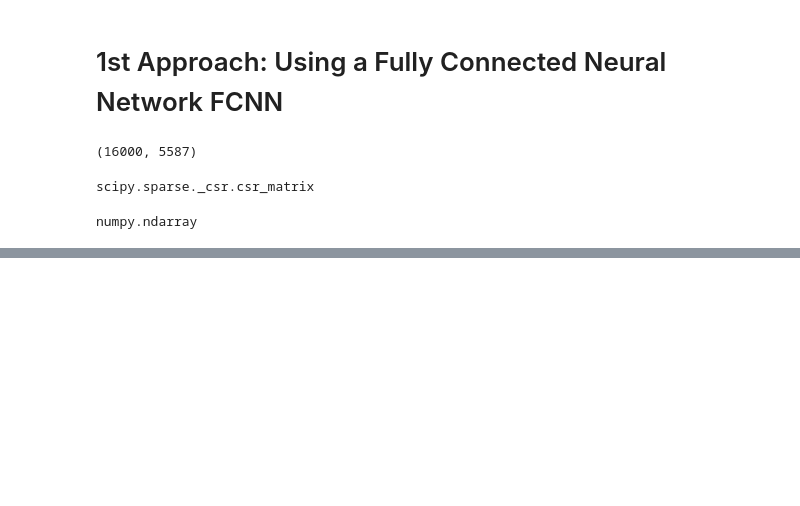
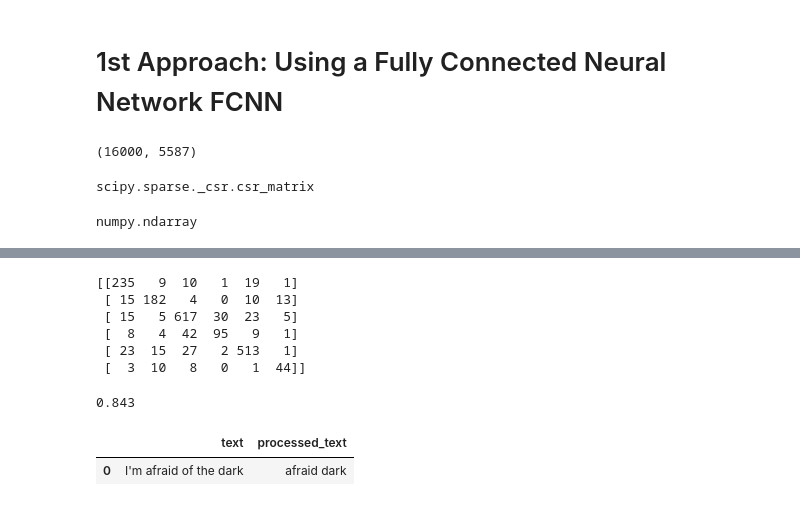
Before and after one commit to ArantesVini/dsa-deep-learning, a Jupyter notebook: projects/sentiment_analysis/project_2.ipynb, the cells around one changed output, grey strips where cells are left out. Saved outputs shown, nothing was run; the diff lists cells and outputs as text; code cells hidden in the pictures; blank space fills up the shorter version.

```diff
--- a/projects/sentiment_analysis/project_2.ipynb
+++ b/projects/sentiment_analysis/project_2.ipynb
@@ -275,0 +455,13 @@ numpy.ndarray
+# %%
+print(confusion_matrix(y_test_le, y_pred_v1))
+# %% [output]
+[[235   9  10   1  19   1]
+ [ 15 182   4   0  10  13]
+ [ 15   5 617  30  23   5]
+ [  8   4  42  95   9   1]
+ [ 23  15  27   2 513   1]
+ [  3  10   8   0   1  44]]
+# %%
+print(accuracy_score(y_test_le, y_pred_v1))
+# %% [output]
+0.843
@@ -275,0 +475,12 @@ numpy.ndarray
+# %%
+# Trying with a new data - sentiment: Fear
+
+phrase = "I'm afraid of the dark"
+
+df_new = pd.DataFrame({"text": [phrase]})
+df_new["processed_text"] = df_new["text"].apply(text_process)
+# %%
+df_new
+# %% [output]
+|  | text | processed_text |
+| 0 | I'm afraid of the dark | afraid dark |
```
Also changed, not shown: parts of 19 cells of this notebook.
